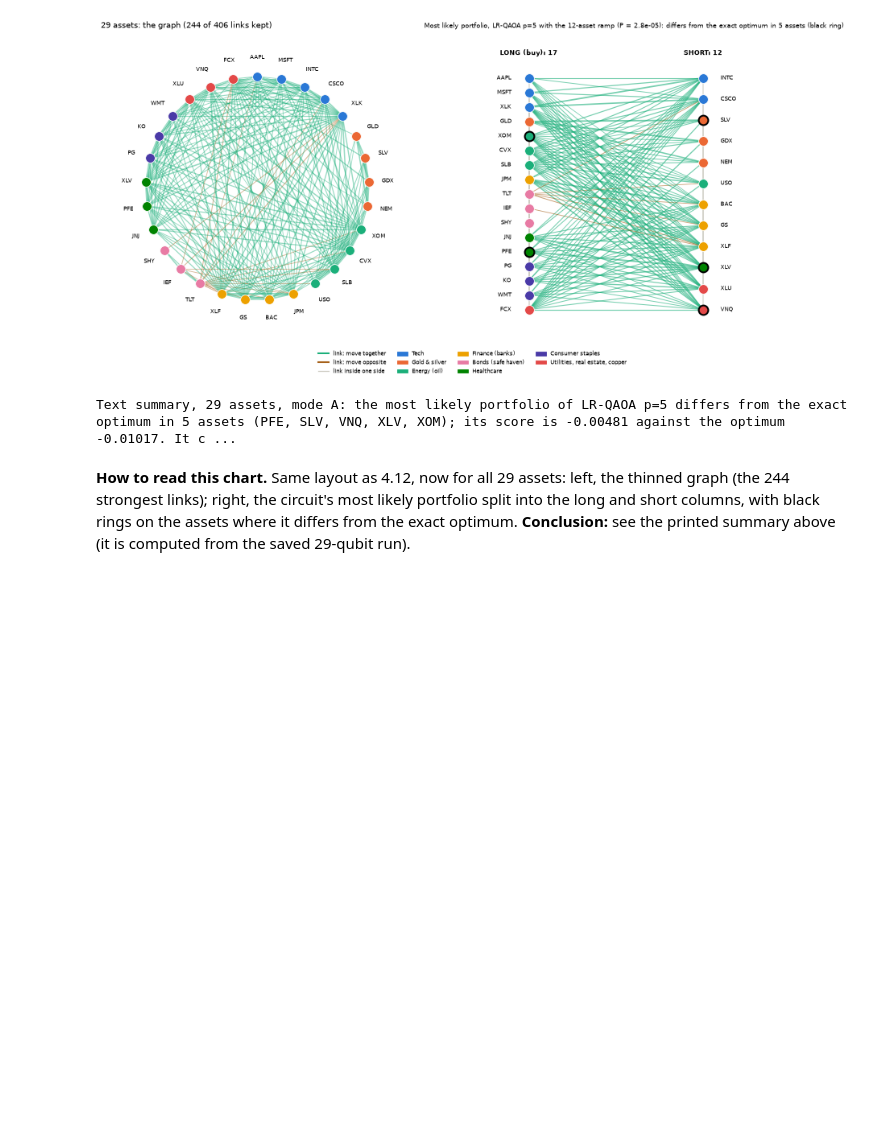
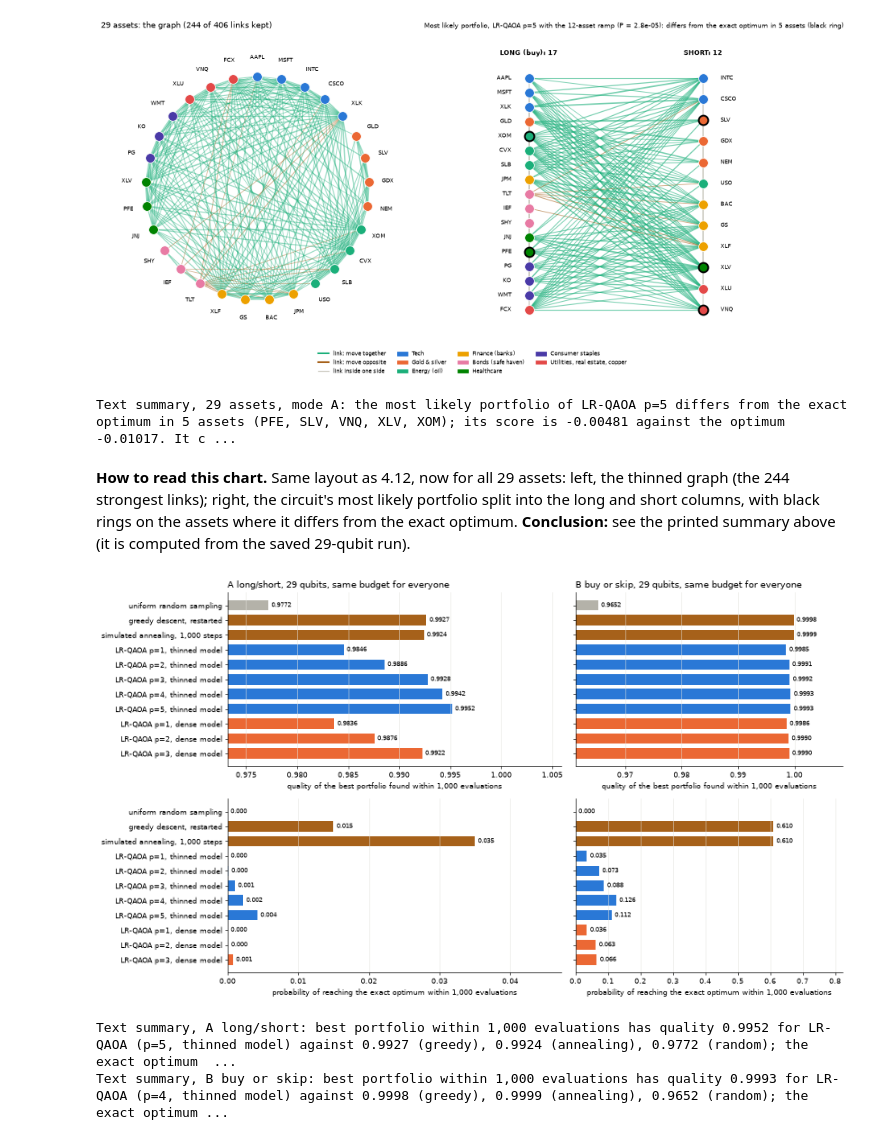
Before and after one commit to Oussema-t/zollerqu-qollab, a Jupyter notebook: stocks/stock_idea_ZollerQu.ipynb, the cells around one changed output. Drawn from its saved outputs; the diff is of its cells as text; code cells hidden in the pictures; blank space fills up the shorter version.

Commit message:
docs: 29-qubit classical-vs-quantum comparison figure; paper limited to recorded results
Co-Authored-By: Claude Opus 5.5 <noreply@anthropic.com>

```diff
--- a/stocks/stock_idea_ZollerQu.ipynb
+++ b/stocks/stock_idea_ZollerQu.ipynb
@@ -2949,3 +2949,48 @@ if n29_path.is_file():
 Text summary, 29 assets, mode A: the most likely portfolio of LR-QAOA p=5 differs from the exact optimum in 5 assets (PFE, SLV, VNQ, XLV, XOM); its score is -0.00481 against the optimum -0.01017. It c ...
 # %% [markdown]
 **How to read this chart.** Same layout as 4.12, now for all 29 assets: left, the thinned graph (the 244 strongest links); right, the circuit's most likely portfolio split into the long and short columns, with black rings on the assets where it differs from the exact optimum. **Conclusion:** see the printed summary above (it is computed from the saved 29-qubit run).
+# %%
+if n29_path.is_file():
+    fig, axes = plt.subplots(2, 2, figsize=(14, 8), gridspec_kw={"width_ratios": [1.25, 1]})
+    for col, m in enumerate(MODES):
+        b = D["modes"][m]; c = b["classical_same_budget"]
+        rows = [("uniform random sampling", c["random sampling"]["mean_best_quality"], c["random sampling"]["hit_rate"], GREY),
+                ("greedy descent, restarted", c["greedy descent (restarted)"]["mean_best_quality"], c["greedy descent (restarted)"]["hit_rate"], BROWN),
+                ("simulated annealing, 1,000 steps", c["simulated annealing (one run)"]["mean_best_quality"], c["simulated annealing (one run)"]["hit_rate"], BROWN)]
+        for key in sorted(b["circuits"], key=lambda k: (k.split("_")[0] != "thinned", int(k.split("p")[1]))):
+            r = b["circuits"][key]
+            rows.append((f"LR-QAOA p={r['p']}, {r['circuit_model']} model", r["sampled"]["mean_best_quality"], r["p_optimum_in_shots"],
+                         BLUE if r["circuit_model"] == "thinned" else ORANGE))
+        y = np.arange(len(rows))
+        for row, (index, label, fmt) in enumerate(((1, "quality of the best portfolio found within 1,000 evaluations", "{:.4f}"),
+                                                   (2, "probability of reaching the exact optimum within 1,000 evaluations", "{:.3f}"))):
+            ax = axes[row][col]
+            values = [r[index] for r in rows]
+            ax.barh(y, values, color=[r[3] for r in rows], height=0.7)
+            for yy, v in zip(y, values):
+                ax.annotate(fmt.format(v), (v, yy), xytext=(4, 0), textcoords="offset points", va="center", fontsize=8)
+            ax.set_yticks(y, [r[0] for r in rows] if col == 0 else [""] * len(y), fontsize=9)
+            ax.invert_yaxis()
+            if row == 0:
+                low = min(values) - 0.004
+                ax.set_xlim(low, 1.0 + (1.0 - low) * 0.22)
+                ax.set_title(f"{MODE_NAME[m]}, 29 qubits, same budget for everyone", loc="left")
+            else:
+                ax.set_xlim(0, max(max(values) * 1.35, 0.02))
+            ax.set_xlabel(label)
+            ax.grid(True, axis="x", color="#e5e4df", linewidth=0.6)
+            ax.spines[["top", "right"]].set_visible(False)
+    fig.tight_layout()
+    plt.show()
+    for m in MODES:
+        b = D["modes"][m]; c = b["classical_same_budget"]
+        best = max((r for r in b["circuits"].values()), key=lambda r: r["sampled"]["mean_best_quality"])
+        print(f"Text summary, {MODE_NAME[m]}: best portfolio within 1,000 evaluations has quality {best['sampled']['mean_best_quality']:.4f} for LR-QAOA "
+              f"(p={best['p']}, {best['circuit_model']} model) against {c['greedy descent (restarted)']['mean_best_quality']:.4f} (greedy), "
+              f"{c['simulated annealing (one run)']['mean_best_quality']:.4f} (annealing), {c['random sampling']['mean_best_quality']:.4f} (random); "
+              f"the exact optimum is reached by the circuit in {best['p_optimum_in_shots']:.1%} of runs, by greedy in {c['greedy descent (restarted)']['hit_rate']:.1%}, "
+              f"by annealing in {c['simulated annealing (one run)']['hit_rate']:.1%}.")
+# %% [output]
+[figure, added]
+Text summary, A long/short: best portfolio within 1,000 evaluations has quality 0.9952 for LR-QAOA (p=5, thinned model) against 0.9927 (greedy), 0.9924 (annealing), 0.9772 (random); the exact optimum  ...
+Text summary, B buy or skip: best portfolio within 1,000 evaluations has quality 0.9993 for LR-QAOA (p=4, thinned model) against 0.9998 (greedy), 0.9999 (annealing), 0.9652 (random); the exact optimum ...
```
Also changed, not shown: parts of 2 cells of this notebook, 13 other files.
